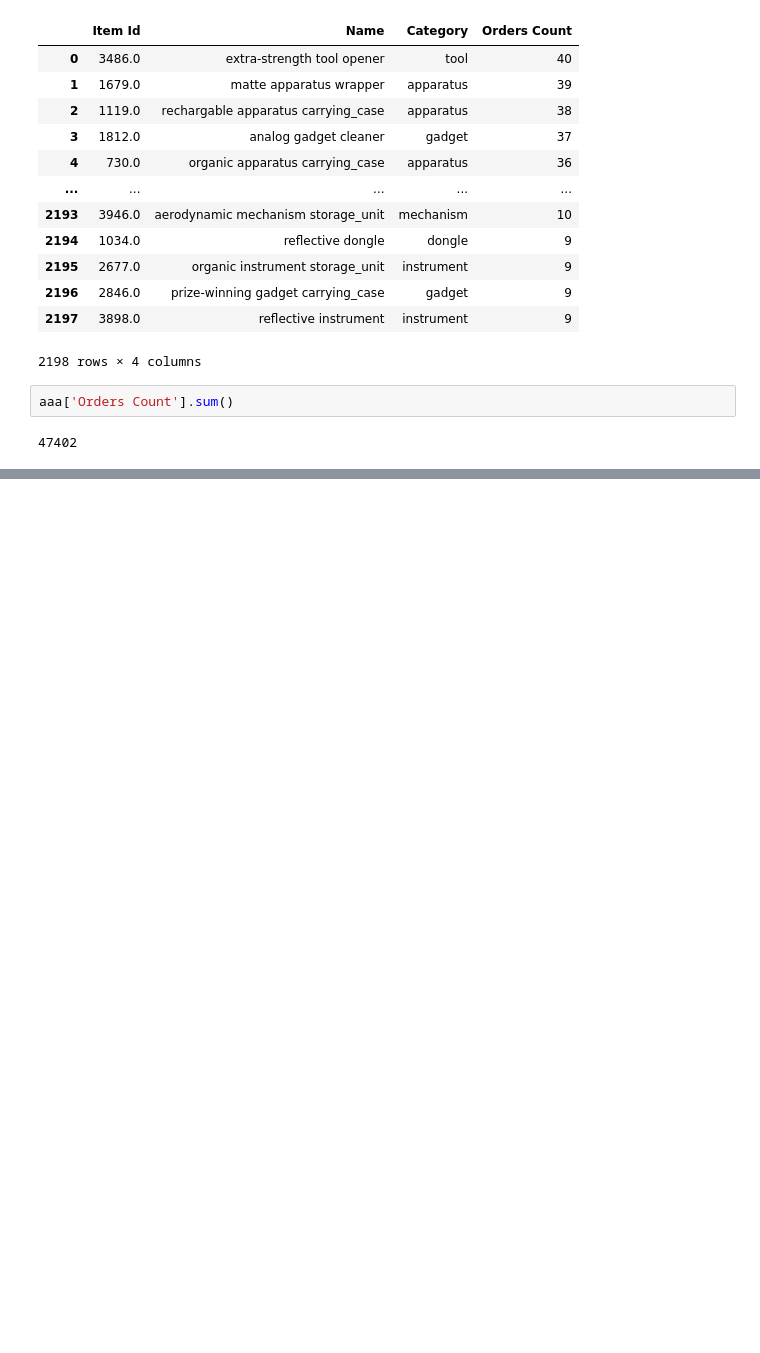
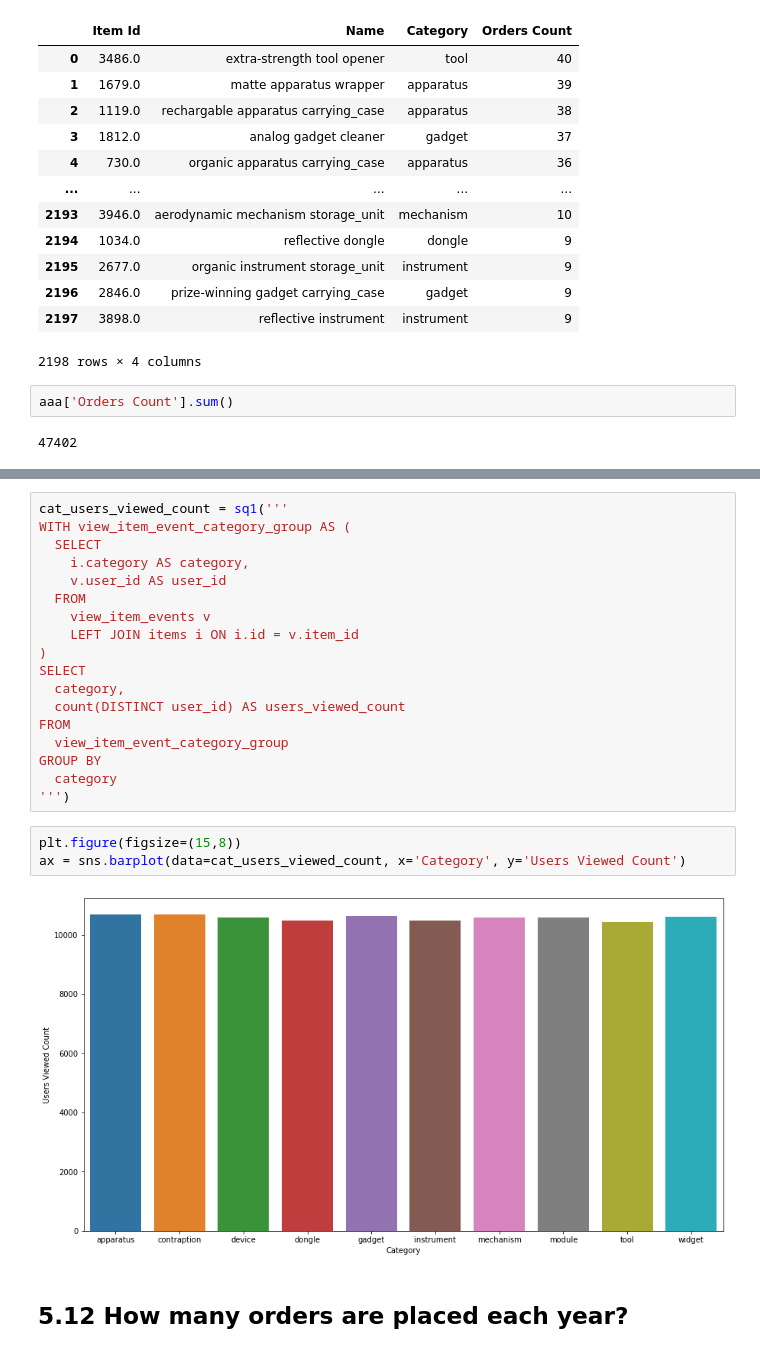
Before and after one commit to H8-Assignments-Bay/finpro-ftds-001-hck-ftds-001-hck-group-002, a Jupyter notebook: h8dsft_FPSG02.ipynb, the cells around one changed output, grey strips where cells are left out. Cells and saved outputs as stored; diff of their text form; blank space fills up the shorter version.

```diff
--- a/h8dsft_FPSG02.ipynb
+++ b/h8dsft_FPSG02.ipynb
@@ -830,0 +901,25 @@ b
+# %%
+cat_users_viewed_count = sq1('''
+WITH view_item_event_category_group AS (
+  SELECT
+    i.category AS category,
+    v.user_id AS user_id
+  FROM
+    view_item_events v
+    LEFT JOIN items i ON i.id = v.item_id
+)
+SELECT
+  category,
+  count(DISTINCT user_id) AS users_viewed_count
+FROM
+  view_item_event_category_group
+GROUP BY
+  category
+''')
+# %%
+plt.figure(figsize=(15,8))
+ax = sns.barplot(data=cat_users_viewed_count, x='Category', y='Users Viewed Count')
+# %% [output]
+[figure, added]
+# %% [markdown]
+## 5.12 How many orders are placed each year?
```
Also changed, not shown: parts of 46 cells of this notebook.
